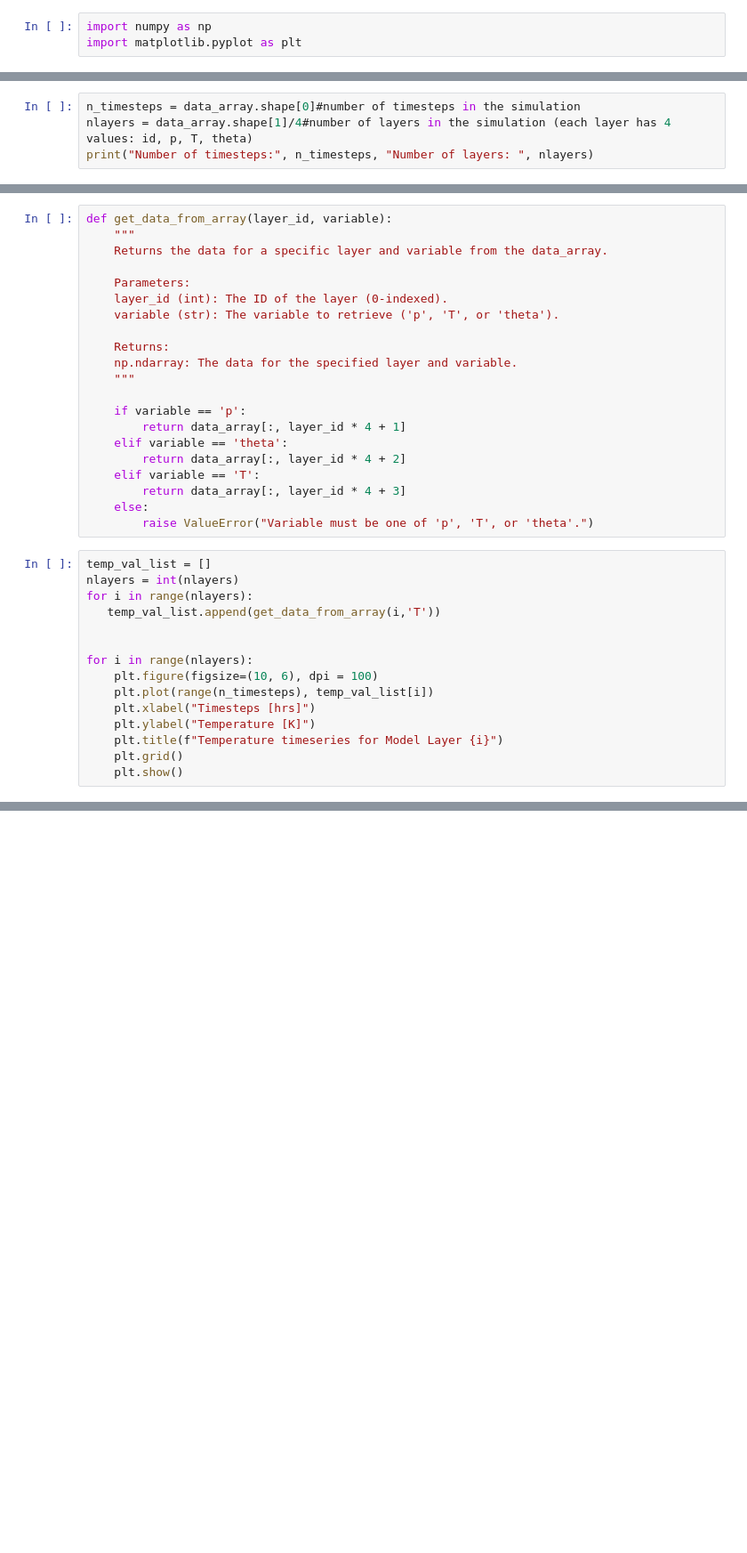
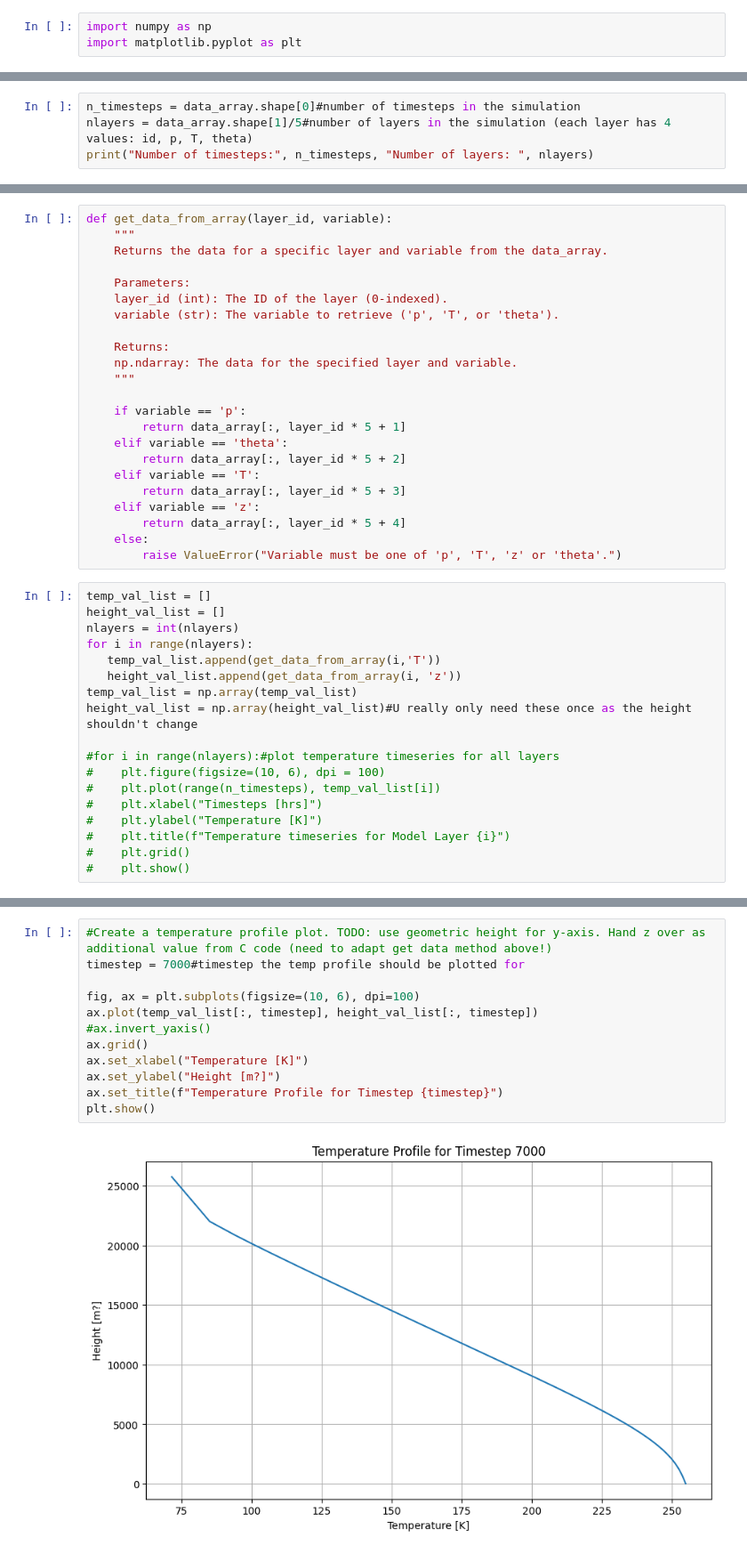
Before and after one commit to JakobHeiter/Atmospheric-Physics-Climate-Model, a Jupyter notebook: visualize_data.ipynb, the cells around one changed output, grey strips where cells are left out. Shown at 89% size. Drawn from its saved outputs; the diff is of its cells as text; blank space fills up the shorter version.

```diff
--- a/visualize_data.ipynb
+++ b/visualize_data.ipynb
@@ -23,6 +23,6 @@ for i in range(len(line_list)):
 data_array = np.array(line_list, dtype=float)#convert the list of lists into a numpy array
 # %%
 n_timesteps = data_array.shape[0]#number of timesteps in the simulation
-nlayers = data_array.shape[1]/4#number of layers in the simulation (each layer has 4 values: id, p, T, theta)
+nlayers = data_array.shape[1]/5#number of layers in the simulation (each layer has 4 values: id, p, T, theta)
 print("Number of timesteps:", n_timesteps, "Number of layers: ", nlayers)
 # %% [output]
@@ -41,25 +41,30 @@ def get_data_from_array(layer_id, variable):
     """
 
     if variable == 'p':
-        return data_array[:, layer_id * 4 + 1]
+        return data_array[:, layer_id * 5 + 1]
     elif variable == 'theta':
-        return data_array[:, layer_id * 4 + 2]
+        return data_array[:, layer_id * 5 + 2]
     elif variable == 'T':
-        return data_array[:, layer_id * 4 + 3]
+        return data_array[:, layer_id * 5 + 3]
+    elif variable == 'z':
+        return data_array[:, layer_id * 5 + 4]
     else:
-        raise ValueError("Variable must be one of 'p', 'T', or 'theta'.")
+        raise ValueError("Variable must be one of 'p', 'T', 'z' or 'theta'.")
 # %%
 temp_val_list = []
+height_val_list = []
 nlayers = int(nlayers)
 for i in range(nlayers):
    temp_val_list.append(get_data_from_array(i,'T'))
+   height_val_list.append(get_data_from_array(i, 'z'))
+temp_val_list = np.array(temp_val_list)
+height_val_list = np.array(height_val_list)#U really only need these once as the height shouldn't change
 
-
-for i in range(nlayers):
-    plt.figure(figsize=(10, 6), dpi = 100)
-    plt.plot(range(n_timesteps), temp_val_list[i])
-    plt.xlabel("Timesteps [hrs]")
-    plt.ylabel("Temperature [K]")
-    plt.title(f"Temperature timeseries for Model Layer {i}")
-    plt.grid()
-    plt.show()
+#for i in range(nlayers):#plot temperature timeseries for all layers
+#    plt.figure(figsize=(10, 6), dpi = 100)
+#    plt.plot(range(n_timesteps), temp_val_list[i])
+#    plt.xlabel("Timesteps [hrs]")
+#    plt.ylabel("Temperature [K]")
+#    plt.title(f"Temperature timeseries for Model Layer {i}")
+#    plt.grid()
+#    plt.show()
@@ -76,0 +71,14 @@ for i in range(nlayers):
+# %%
+#Create a temperature profile plot. TODO: use geometric height for y-axis. Hand z over as additional value from C code (need to adapt get data method above!)
+timestep = 7000#timestep the temp profile should be plotted for
+
+fig, ax = plt.subplots(figsize=(10, 6), dpi=100)
+ax.plot(temp_val_list[:, timestep], height_val_list[:, timestep])
+#ax.invert_yaxis()
+ax.grid()
+ax.set_xlabel("Temperature [K]")
+ax.set_ylabel("Height [m?]")
+ax.set_title(f"Temperature Profile for Timestep {timestep}")
+plt.show()
+# %% [output]
+[figure, added]
```
Also changed, not shown: parts of 2 cells of this notebook, 1 other file.
